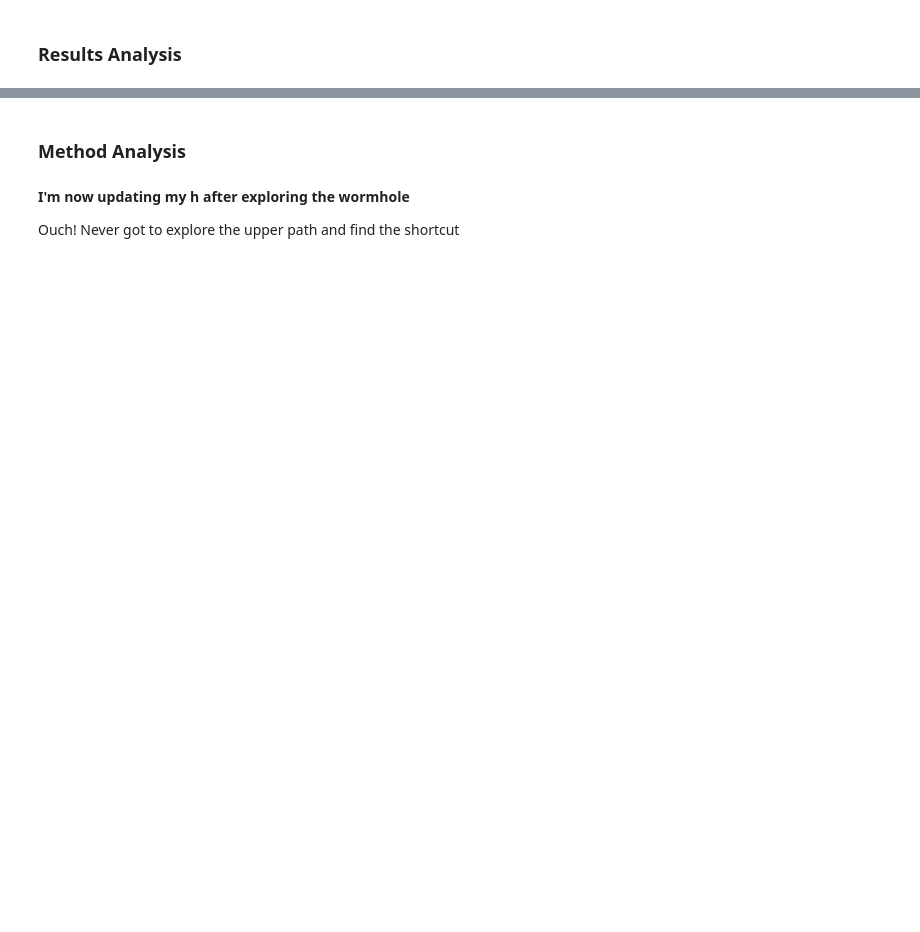
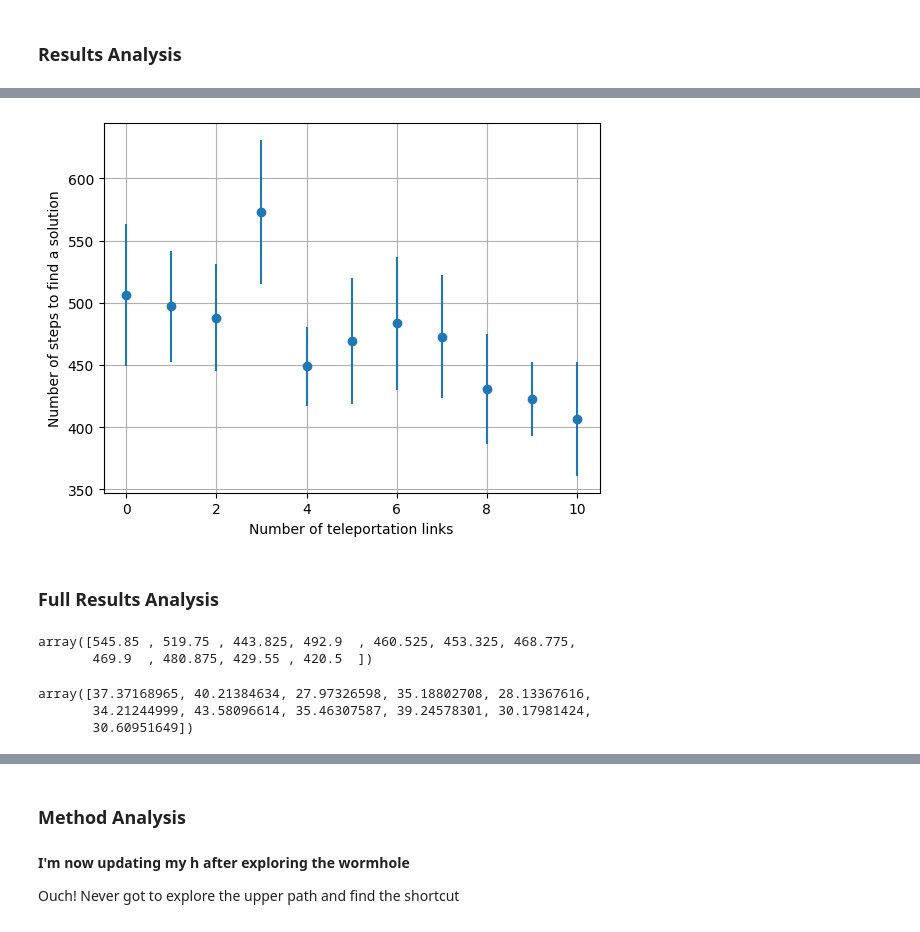
Before and after one commit to 0xInfty/TeleportationMaze, a Jupyter notebook: RandomMazeAStarGrowingM.ipynb, the cells around one changed output, grey strips where cells are left out. Cells and saved outputs as stored; diff of their text form; code cells hidden in the pictures; blank space fills up the shorter version.

```diff
--- a/RandomMazeAStarGrowingM.ipynb
+++ b/RandomMazeAStarGrowingM.ipynb
@@ -37,7 +37,7 @@ N = 31 # Growing number of tiles on the side
 M = np.arange(11) # Fixed number of wormholes
 
 n_repetitions = 20
-folder = "M01"
+folder = "M02"
 # %% [markdown]
 ## Setup
 # %%
@@ -134,7 +134,7 @@ for t in M:
         problem_branching_factors[-1].append(branching_factor)
         problem_n_nodes[-1].append( len(maze_problem.graph.locations) )
 
-        n_steps, solution_path, all_node_colors = solv.wormholes_maze_A_star_solver(maze_problem, verbose=False)
+        n_steps, solution_path, all_node_colors = solv.wormholes_maze_A_star_solver(maze_problem, verbose=False, limit=1500)
 
         print(f"Solved in {n_steps} iterations")
 
@@ -214,0 +241,13 @@ plt.savefig(os.path.join(results_dir, "data.png"))
+# %%
+# use("ipympl")
+%matplotlib inline
+plt.errorbar(M, n_steps_mean, n_steps_std / np.sqrt(n_repetitions), marker="o", linestyle="none")
+plt.xlabel("Number of teleportation links")
+plt.ylabel("Number of steps to find a solution")
+plt.grid()
+
+plt.savefig(os.path.join(results_dir, "data.png"))
+# %% [output]
+[figure, added]
+# %% [markdown]
+### Full Results Analysis
@@ -214,0 +273,11 @@ plt.savefig(os.path.join(results_dir, "data.png"))
+# %%
+n_steps_mean
+# %% [output]
+array([545.85 , 519.75 , 443.825, 492.9  , 460.525, 453.325, 468.775,
+       469.9  , 480.875, 429.55 , 420.5  ])
+# %%
+n_steps_std / np.sqrt(n_repetitions*len(series))
+# %% [output]
+array([37.37168965, 40.21384634, 27.97326598, 35.18802708, 28.13367616,
+       34.21244999, 43.58096614, 35.46307587, 39.24578301, 30.17981424,
+       30.60951649])
```
Also changed, not shown: parts of 9 cells of this notebook.
